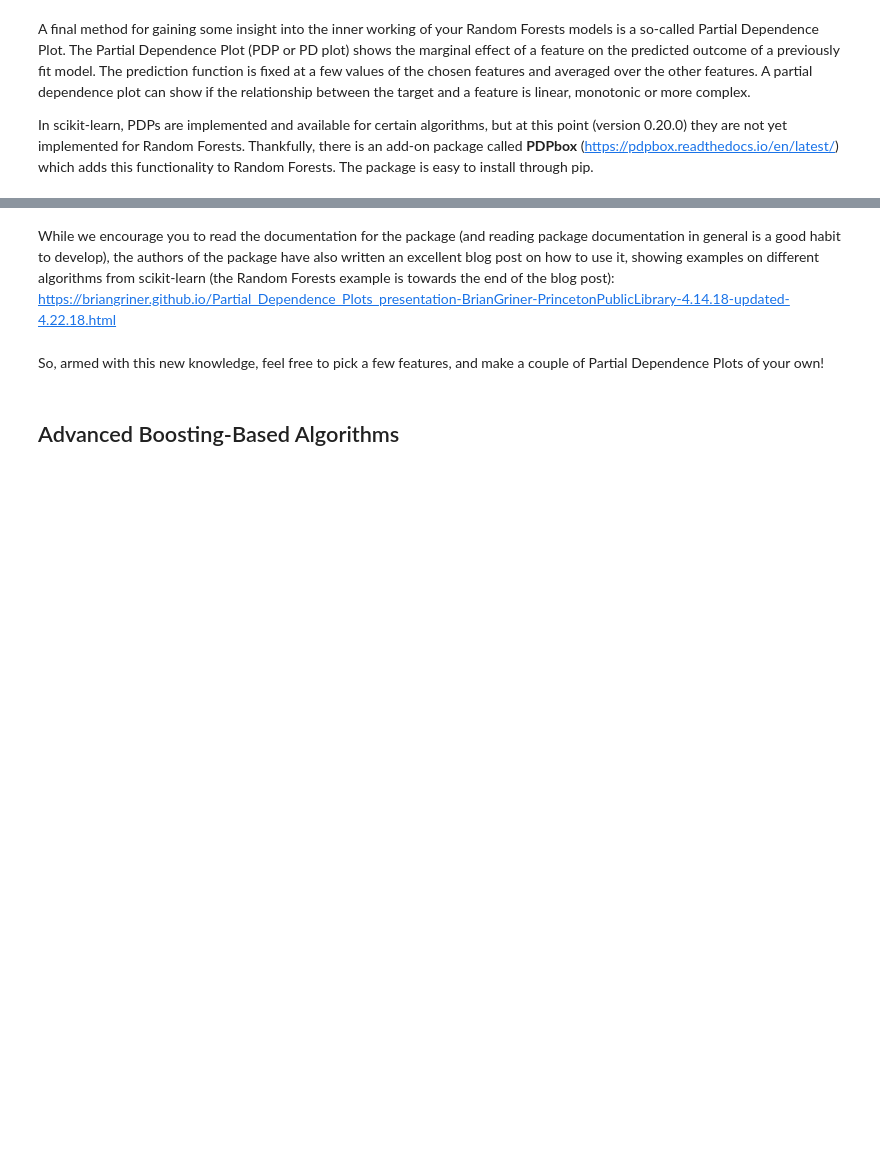
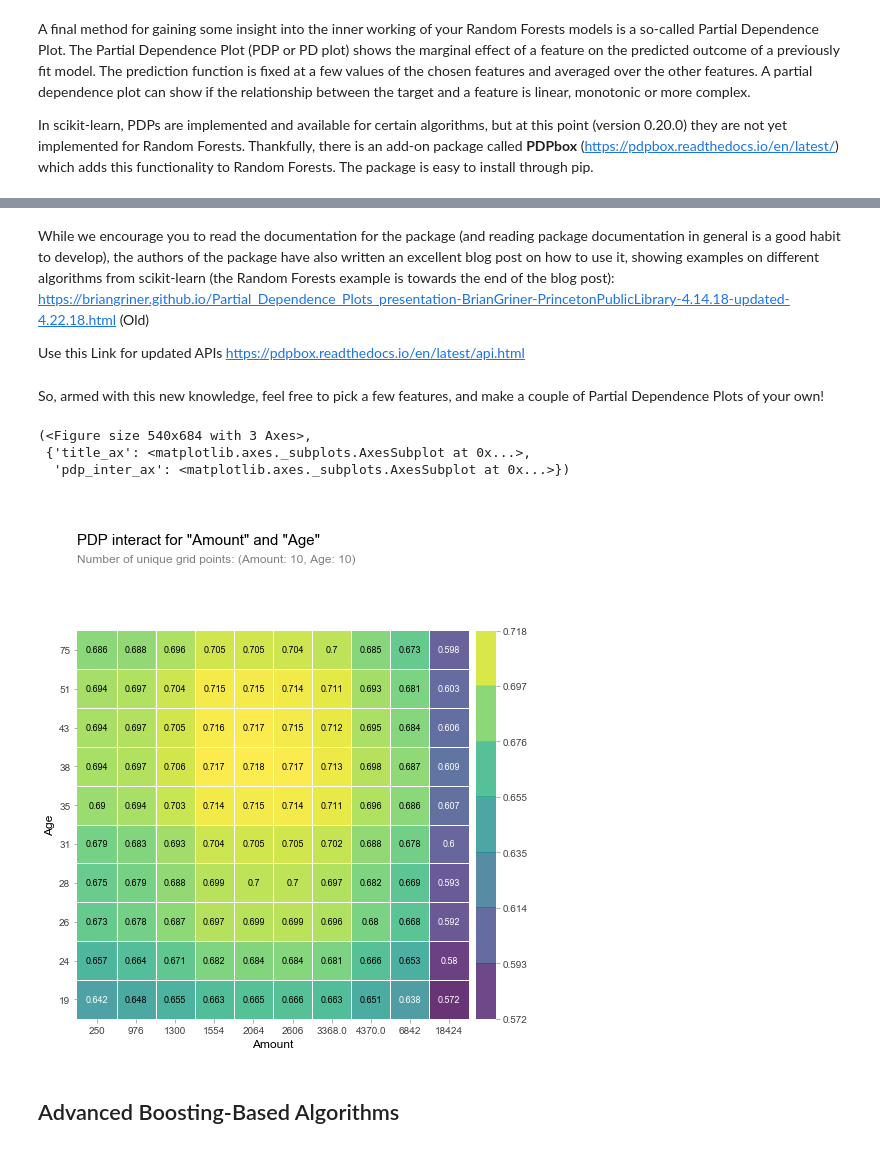
Before and after one commit to ranjeetkrnitk/SpringBoardTasks, a Jupyter notebook: Mini Projects/13.5/Mini_Project_Tree-Based_Algorithms.ipynb, the cells around one changed output, grey strips where cells are left out. Drawn from its saved outputs; the diff is of its cells as text; code cells hidden in the pictures; blank space fills up the shorter version.

```diff
--- a/Mini Projects/13.5/Mini_Project_Tree-Based_Algorithms.ipynb
+++ b/Mini Projects/13.5/Mini_Project_Tree-Based_Algorithms.ipynb
@@ -166,0 +409,2 @@ Now you try! Let's visualize the importance of features from your Random Forests
+# %%
+X_train, X_test, y_train, y_test = train_test_split(X, Y, test_size=best_test_size, random_state=best_random_state)
@@ -166,0 +416,10 @@ Now you try! Let's visualize the importance of features from your Random Forests
+# %%
+# Your code here! :)
+rnd_clf = RandomForestClassifier(n_estimators=1500, max_depth=7,random_state=best_random_state, n_jobs=-1)
+log_clf = LogisticRegression()
+svm_clf = SVC()
+
+
+voting_clf = VotingClassifier(estimators=[('lr', log_clf), ('rf', rnd_clf), ('svc', svm_clf)], voting='hard')
+# %%
+voting_clf.fit(X_train, y_train)
@@ -166,0 +444,5 @@ Now you try! Let's visualize the importance of features from your Random Forests
+# %%
+for clf in (log_clf, rnd_clf, svm_clf, voting_clf):
+    clf.fit(X_train, y_train)
+    y_pred = clf.predict(X_test)
+    print(clf.__class__.__name__, accuracy_score(y_test, y_pred))
@@ -193,4 +462,7 @@ Successfully installed pdpbox-0.2.0
 # %% [markdown]
-While we encourage you to read the documentation for the package (and reading package documentation in general is a good habit to develop), the authors of the package have also written an excellent blog post on how to use it, showing examples on different algorithms from scikit-learn (the Random Forests example is towards the end of the blog post): https://briangriner.github.io/Partial_Dependence_Plots_presentation-BrianGriner-PrincetonPublicLibrary-4.14.18-updated-4.22.18.html
+While we encourage you to read the documentation for the package (and reading package documentation in general is a good habit to develop), the authors of the package have also written an excellent blog post on how to use it, showing examples on different algorithms from scikit-learn (the Random Forests example is towards the end of the blog post): https://briangriner.github.io/Partial_Dependence_Plots_presentation-BrianGriner-PrincetonPublicLibrary-4.14.18-updated-4.22.18.html (Old)
+
+
+Use this Link for updated APIs https://pdpbox.readthedocs.io/en/latest/api.html
 # %% [markdown]
 So, armed with this new knowledge, feel free to pick a few features, and make a couple of Partial Dependence Plots of your own!
@@ -197,3 +472,11 @@ So, armed with this new knowledge, feel free to pick a few features, and make a
+# %%
+pdp_pedi_insul = pdp.pdp_interact(rnd_clf,Df,model_features=X_train.columns,features=['Amount','Age'])
+pdp.pdp_interact_plot(pdp_pedi_insul, ['Amount','Age'], plot_type='grid')
+# %% [output]
+(<Figure size 540x684 with 3 Axes>,
+ {'title_ax': <matplotlib.axes._subplots.AxesSubplot at 0x...>,
+  'pdp_inter_ax': <matplotlib.axes._subplots.AxesSubplot at 0x...>})
+[figure, added]
 # %%
 # Your code here!
 # %% [markdown]
```
Also changed, not shown: parts of 46 cells of this notebook, 3 other files.
